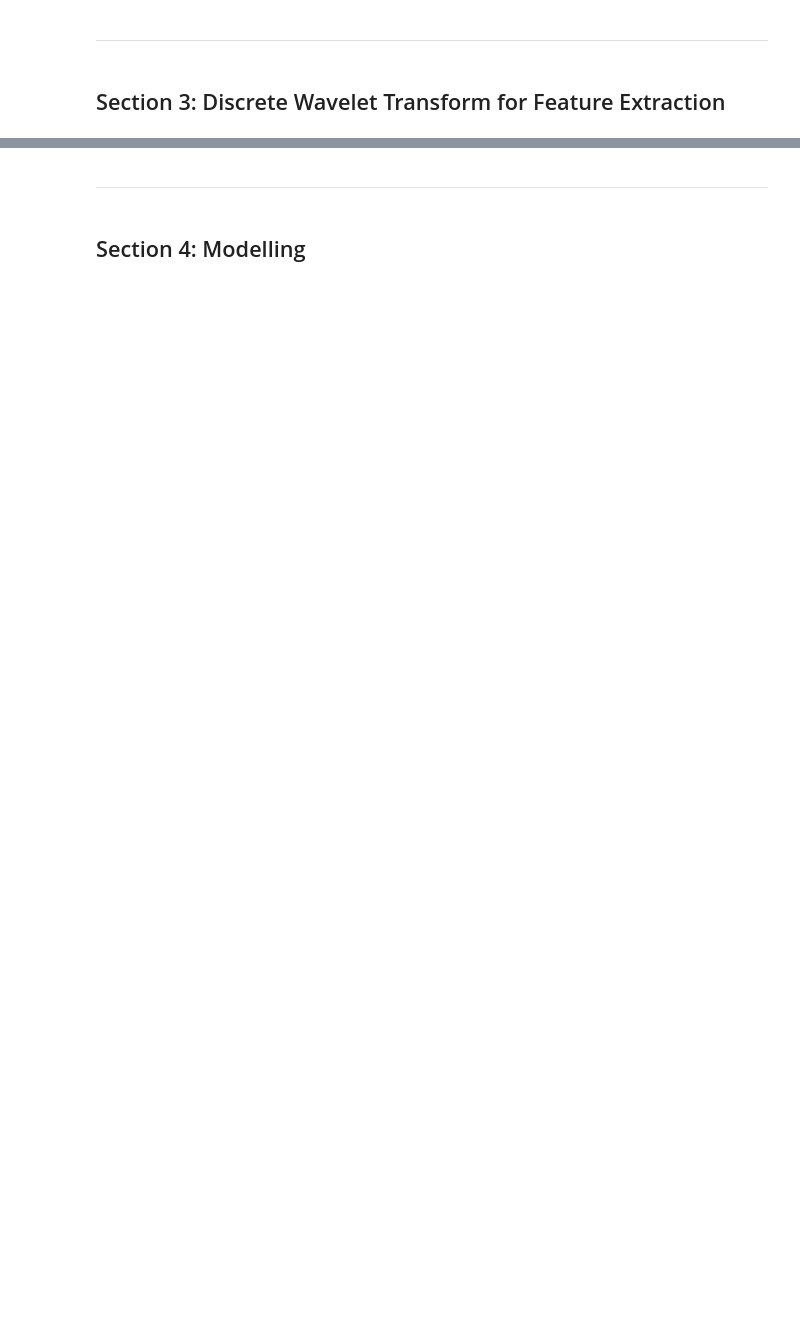
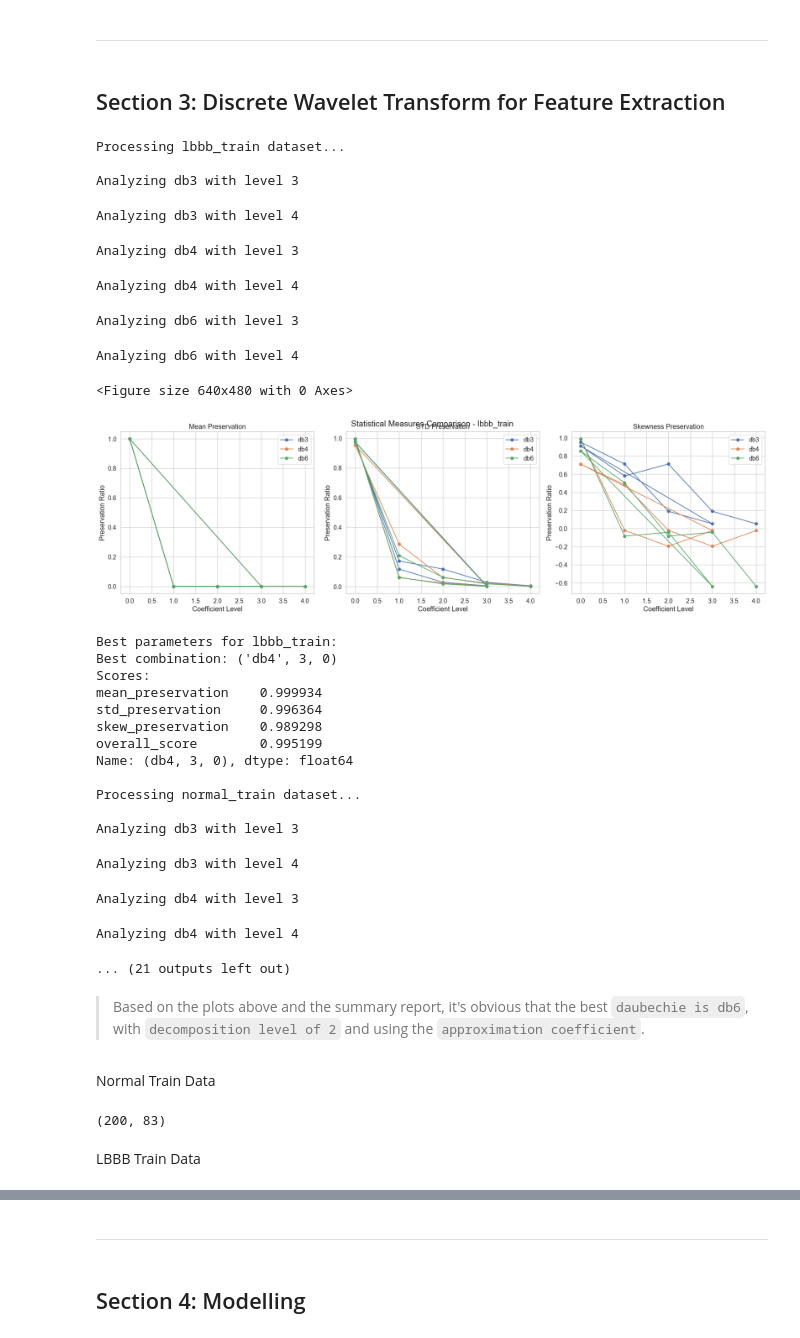
Before and after one commit to DSP-project-ECG/ECG-Classifier-for-LBBB-Detection, a Jupyter notebook: Notebook.ipynb, the cells around one changed output, grey strips where cells are left out. Saved outputs shown, nothing was run; the diff lists cells and outputs as text; code cells hidden in the pictures; blank space fills up the shorter version.

```diff
--- a/Notebook.ipynb
+++ b/Notebook.ipynb
@@ -157,3 +159,6 @@ plot_signal_comparison(train_lbbb, processed_lbbb, 360)
+# %%
+processed_normal_test = preprocess_ecg_batch(test_normal,360)
+processed_lbbb_test = preprocess_ecg_batch(test_lbbb, 360)
 # %% [markdown]
 ----
 # %% [markdown]
@@ -160,0 +168,74 @@ plot_signal_comparison(train_lbbb, processed_lbbb, 360)
+# %%
+datasets = {
+    'lbbb_train': processed_lbbb_train,
+    'normal_train': processed_normal_train,
+    'lbbb_test': processed_lbbb_test,
+    'normal_test': processed_normal_test
+}
+# %%
+results = {}
+best_params = {}
+
+for name, data in datasets.items():
+   print(f"\nProcessing {name} dataset...")
+   results[name] = analyze_dwt_parameters(data)
+
+   plt.figure()
+   plot_statistical_comparison(results[name])
+   plt.suptitle(f'Statistical Measures Comparison - {name}')
+   plt.show()
+
+   summary = results[name].groupby(['wavelet', 'decomp_level', 'coeff_level'])[
+       ['mean_preservation', 'std_preservation', 'skew_preservation']
+   ].mean()
+
+   # Calculate overall score
+   summary['overall_score'] = summary.mean(axis=1)
+   best_params[name] = summary['overall_score'].idxmax()
+
+   print(f"\nBest parameters for {name}:")
+   print(f"Best combination: {best_params[name]}")
+   print(f"Scores:\n{summary.loc[best_params[name]]}")
+# %% [output]
+Processing lbbb_train dataset...
+
+Analyzing db3 with level 3
+Analyzing db3 with level 4
+Analyzing db4 with level 3
+Analyzing db4 with level 4
+Analyzing db6 with level 3
+Analyzing db6 with level 4
+<Figure size 640x480 with 0 Axes>
+[figure, added]
+Best parameters for lbbb_train:
+Best combination: ('db4', 3, 0)
+Scores:
+mean_preservation    0.999934
+std_preservation     0.996364
+skew_preservation    0.989298
+overall_score        0.995199
+Name: (db4, 3, 0), dtype: float64
+
+Processing normal_train dataset...
+
+Analyzing db3 with level 3
+Analyzing db3 with level 4
+Analyzing db4 with level 3
+Analyzing db4 with level 4
+... (21 outputs left out)
+# %% [markdown]
+> Based on the plots above and the summary report, it's obvious that the best `daubechie is db6`, with `decomposition level of 2` and using the `approximation coefficient`.
+# %% [markdown]
+Normal Train Data
+# %%
+approximations = []
+for row in processed_normal_train.values:
+    coeffs = pywt.wavedec(row, wavelet='db6', level=3)
+    approximations.append(coeffs[2])
+
+approx_normal_train = pd.DataFrame(approximations)
+approx_normal_train.shape
+# %% [output]
+(200, 83)
+# %% [markdown]
+LBBB Train Data
```
Also changed, not shown: parts of 35 cells of this notebook, 1 other file.
